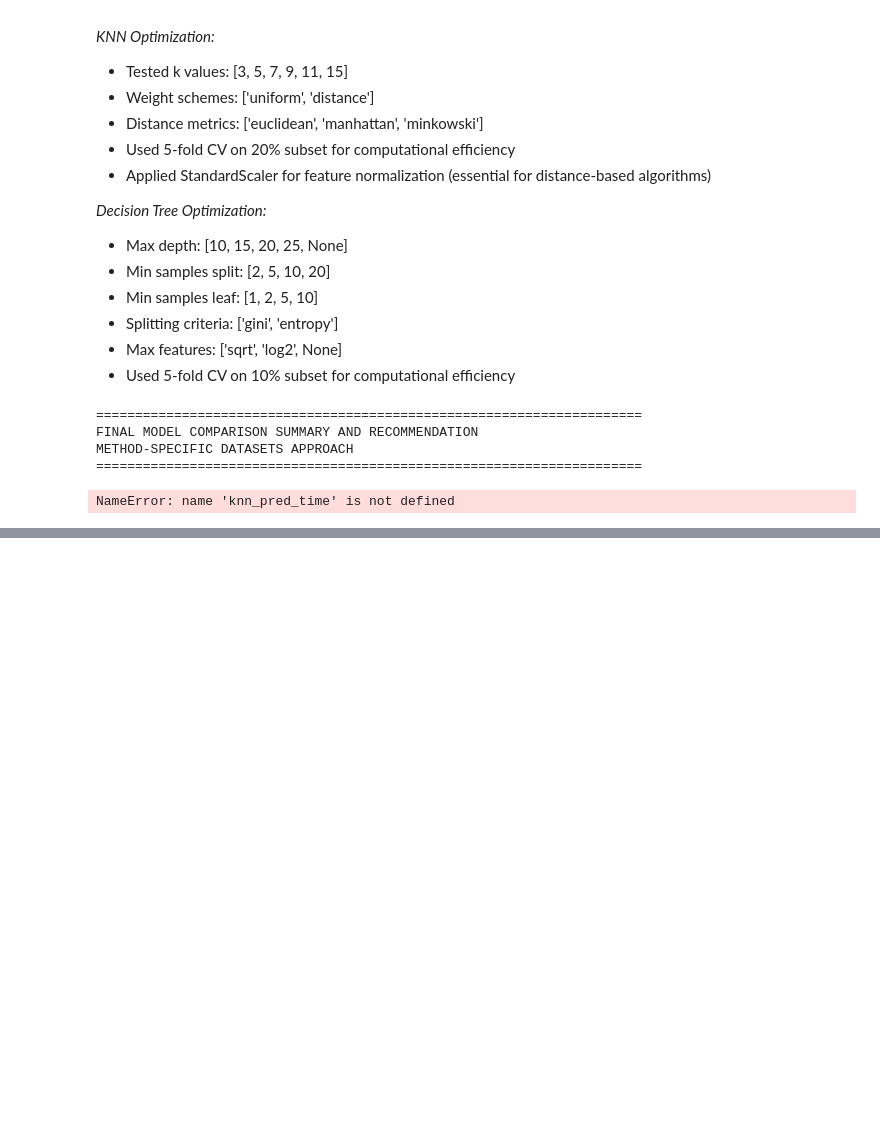
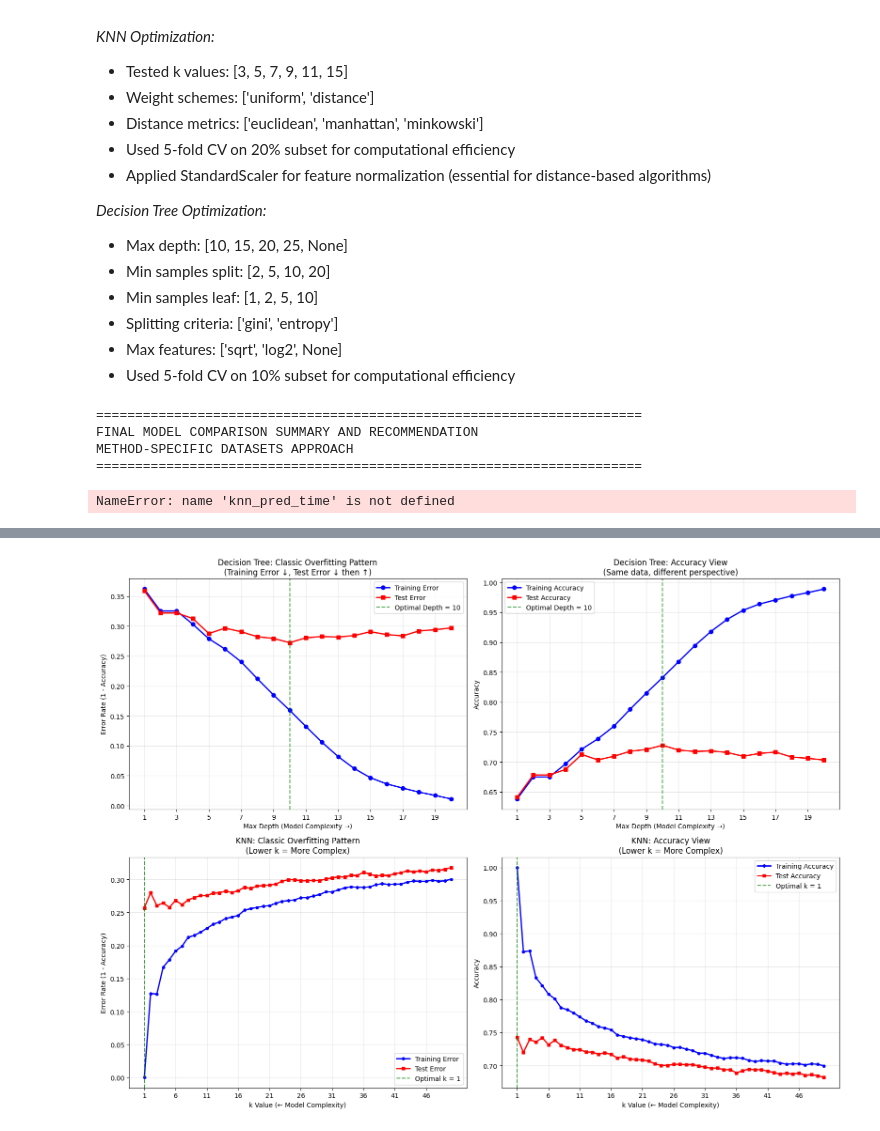
Before and after one commit to Voltzz9/ml441_assignments, a Jupyter notebook: assign2/code/Analysis.ipynb, the cells around one changed output, grey strips where cells are left out. Drawn from its saved outputs; the diff is of its cells as text; code cells hidden in the pictures; blank space fills up the shorter version.

```diff
--- a/assign2/code/Analysis.ipynb
+++ b/assign2/code/Analysis.ipynb
@@ -1851,0 +2333,71 @@ NameError: name 'knn_pred_time' is not defined
+# %%
+# Create the classic overfitting plots
+fig, ((ax1, ax2), (ax3, ax4)) = plt.subplots(2, 2, figsize=(16, 12))
+
+# Plot 1: Decision Tree - Training vs Test ERROR (the classic view)
+ax1.plot(max_depths, dt_train_errors, 'b-o', label='Training Error', linewidth=2, markersize=6)
+ax1.plot(max_depths, dt_test_errors, 'r-s', label='Test Error', linewidth=2, markersize=6)
+ax1.axvline(x=optimal_depth, color='green', linestyle='--', alpha=0.7, label=f'Optimal Depth = {optimal_depth}')
+ax1.set_xlabel('Max Depth (Model Complexity →)')
+ax1.set_ylabel('Error Rate (1 - Accuracy)')
+ax1.set_title('Decision Tree: Classic Overfitting Pattern\n(Training Error ↓, Test Error ↓ then ↑)')
+ax1.legend()
+ax1.grid(True, alpha=0.3)
+ax1.set_xticks(range(1, 21, 2))
+
+# Plot 2: Decision Tree - Training vs Test ACCURACY
+ax2.plot(max_depths, dt_train_accuracies, 'b-o', label='Training Accuracy', linewidth=2, markersize=6)
+ax2.plot(max_depths, dt_test_accuracies, 'r-s', label='Test Accuracy', linewidth=2, markersize=6)
+ax2.axvline(x=optimal_depth, color='green', linestyle='--', alpha=0.7, label=f'Optimal Depth = {optimal_depth}')
+ax2.set_xlabel('Max Depth (Model Complexity →)')
+ax2.set_ylabel('Accuracy')
+ax2.set_title('Decision Tree: Accuracy View\n(Same data, different perspective)')
+ax2.legend()
+ax2.grid(True, alpha=0.3)
+ax2.set_xticks(range(1, 21, 2))
+
+# Plot 3: KNN - Training vs Test ERROR (Note: x-axis is reversed complexity)
+ax3.plot(k_values_extended, knn_train_errors, 'b-o', label='Training Error', linewidth=2, markersize=4)
+ax3.plot(k_values_extended, knn_test_errors, 'r-s', label='Test Error', linewidth=2, markersize=4)
+ax3.axvline(x=optimal_k, color='green', linestyle='--', alpha=0.7, label=f'Optimal k = {optimal_k}')
+ax3.set_xlabel('k Value (← Model Complexity)')
+ax3.set_ylabel('Error Rate (1 - Accuracy)')
+ax3.set_title('KNN: Classic Overfitting Pattern\n(Lower k = More Complex)')
+ax3.legend()
+ax3.grid(True, alpha=0.3)
+ax3.set_xticks(range(1, 51, 5))
+
+# Plot 4: KNN - Training vs Test ACCURACY
+ax4.plot(k_values_extended, knn_train_accuracies, 'b-o', label='Training Accuracy', linewidth=2, markersize=4)
+ax4.plot(k_values_extended, knn_test_accuracies, 'r-s', label='Test Accuracy', linewidth=2, markersize=4)
+ax4.axvline(x=optimal_k, color='green', linestyle='--', alpha=0.7, label=f'Optimal k = {optimal_k}')
+ax4.set_xlabel('k Value (← Model Complexity)')
+ax4.set_ylabel('Accuracy')
+ax4.set_title('KNN: Accuracy View\n(Lower k = More Complex)')
+ax4.legend()
+ax4.grid(True, alpha=0.3)
+ax4.set_xticks(range(1, 51, 5))
+
+plt.tight_layout()
+plt.show()
+
+# Print analysis
+print("\n" + "="*80)
+print("OVERFITTING ANALYSIS SUMMARY")
+print("="*80)
+
+print(f"\n🌳 DECISION TREES:")
+print(f"   • Training error CONTINUOUSLY DECREASES from {dt_train_errors[0]:.4f} to {dt_train_errors[-1]:.4f}")
+print(f"   • Test error DECREASES then INCREASES: min = {min(dt_test_errors):.4f} at depth {optimal_depth}")
+print(f"   • Clear overfitting after depth {optimal_depth} (test error increases)")
+
+print(f"\n🔍 KNN:")
+print(f"   • Training error INCREASES from {knn_train_errors[0]:.4f} to {knn_train_errors[-1]:.4f} (as k increases)")
+print(f"   • Test error DECREASES then INCREASES: min = {min(knn_test_errors):.4f} at k = {optimal_k}")
+print(f"   • Overfitting with k < {optimal_k} (too complex), underfitting with k > {optimal_k}")
+
+print(f"\n📊 KEY INSIGHT:")
+print(f"   This demonstrates your professor's point: the classic overfitting pattern where")
+print(f"   training error keeps improving but test error starts getting WORSE after the optimal point!")
+# %% [output]
+[figure, added]
```
Also changed, not shown: parts of 20 cells of this notebook, 6 other files.
